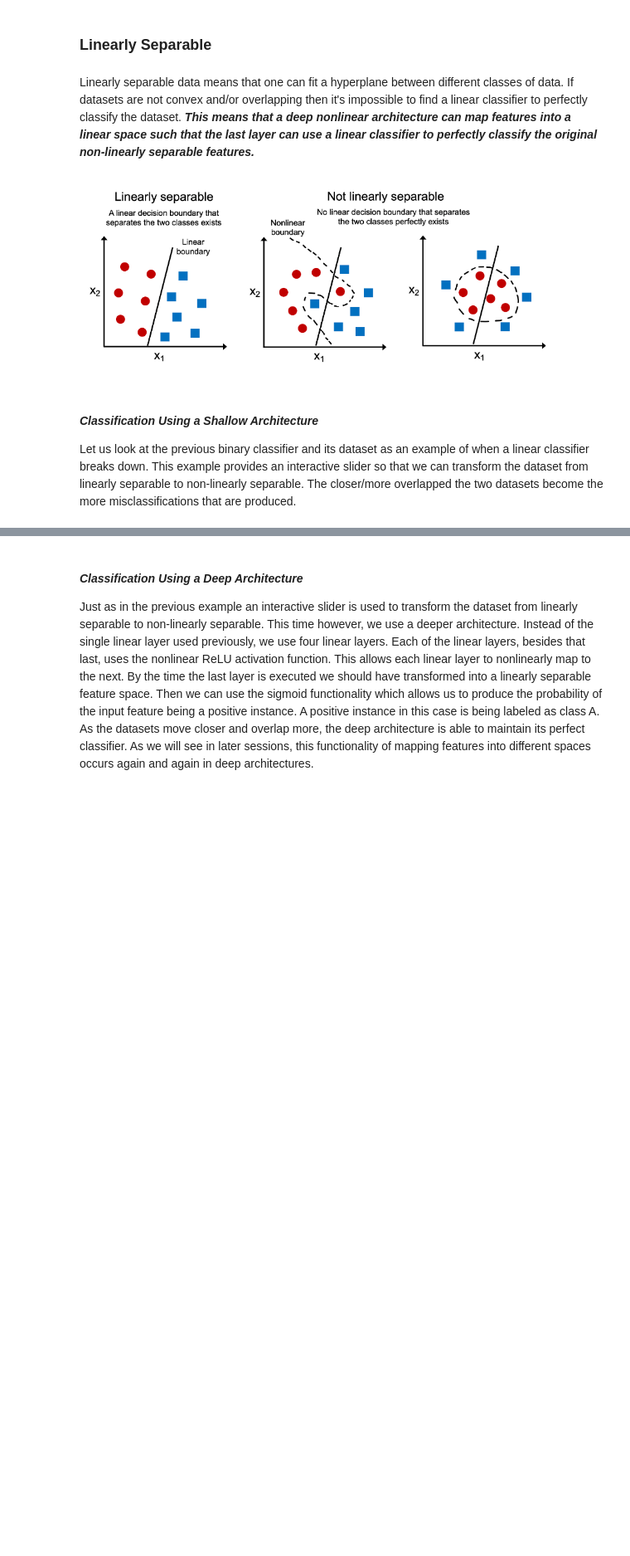
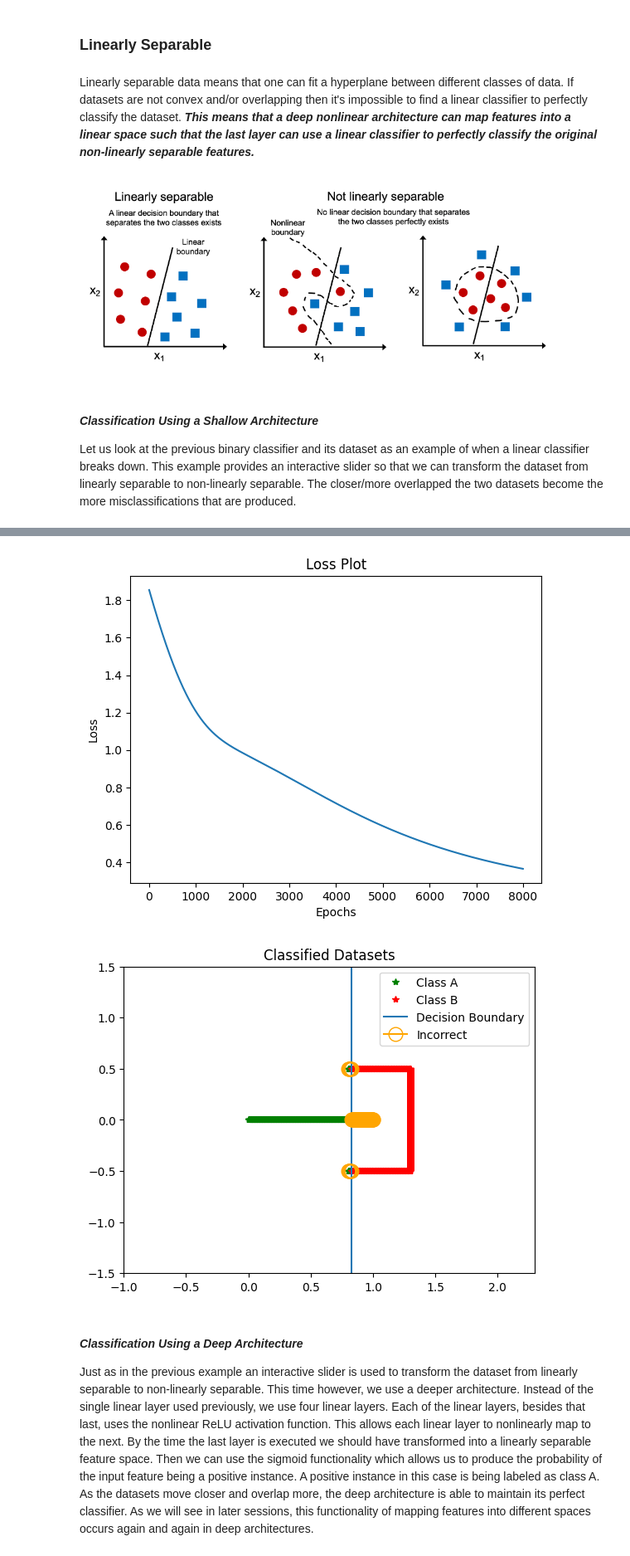
Before and after one commit to dylan-at-path/intro_applied_ml, a Jupyter notebook: sessions/Session_1_Foundations_of_ML_Part_One.ipynb, the cells around one changed output, grey strips where cells are left out. Shown at 83% size. Cells and saved outputs as stored; diff of their text form; code cells hidden in the pictures; blank space fills up the shorter version.

```diff
--- a/sessions/Session_1_Foundations_of_ML_Part_One.ipynb
+++ b/sessions/Session_1_Foundations_of_ML_Part_One.ipynb
@@ -850,6 +850,7 @@ def compute_logistic_classifier(distance):
   plt.show()
 
 # --- interactive plot ---
-interactive_plt = interactive(compute_logistic_classifier, distance=(0.0, 2.0))
-interactive_plt
+compute_logistic_classifier(0.3)
+# interactive_plt = interactive(compute_logistic_classifier, distance=(0.0, 2.0))
+# interactive_plt
 # %% [output]
@@ -857,3 +858,5 @@ interactive(children=(FloatSlider(value=1.0, description='distance', max=2.0), O
+[figure, added]
+[figure, added]
 # %% [markdown]
 #### *Classification Using a Deep Architecture*
 Just as in the previous example an interactive slider is used to transform the dataset from linearly separable to non-linearly separable. This time however, we use a deeper architecture. Instead of the single linear layer used previously, we use four linear layers. Each of the linear layers, besides that last, uses the nonlinear ReLU activation function. This allows each linear layer to nonlinearly map to the next. By the time the last layer is executed we should have transformed into a linearly separable feature space. Then we can use the sigmoid functionality which allows us to produce the probability of the input feature being a positive instance. A positive instance in this case is being labeled as class A. As the datasets move closer and overlap more, the deep architecture is able to maintain its perfect classifier. As we will see in later sessions, this functionality of mapping features into different spaces occurs again and again in deep architectures.
```
Also changed, not shown: parts of 7 cells of this notebook.
